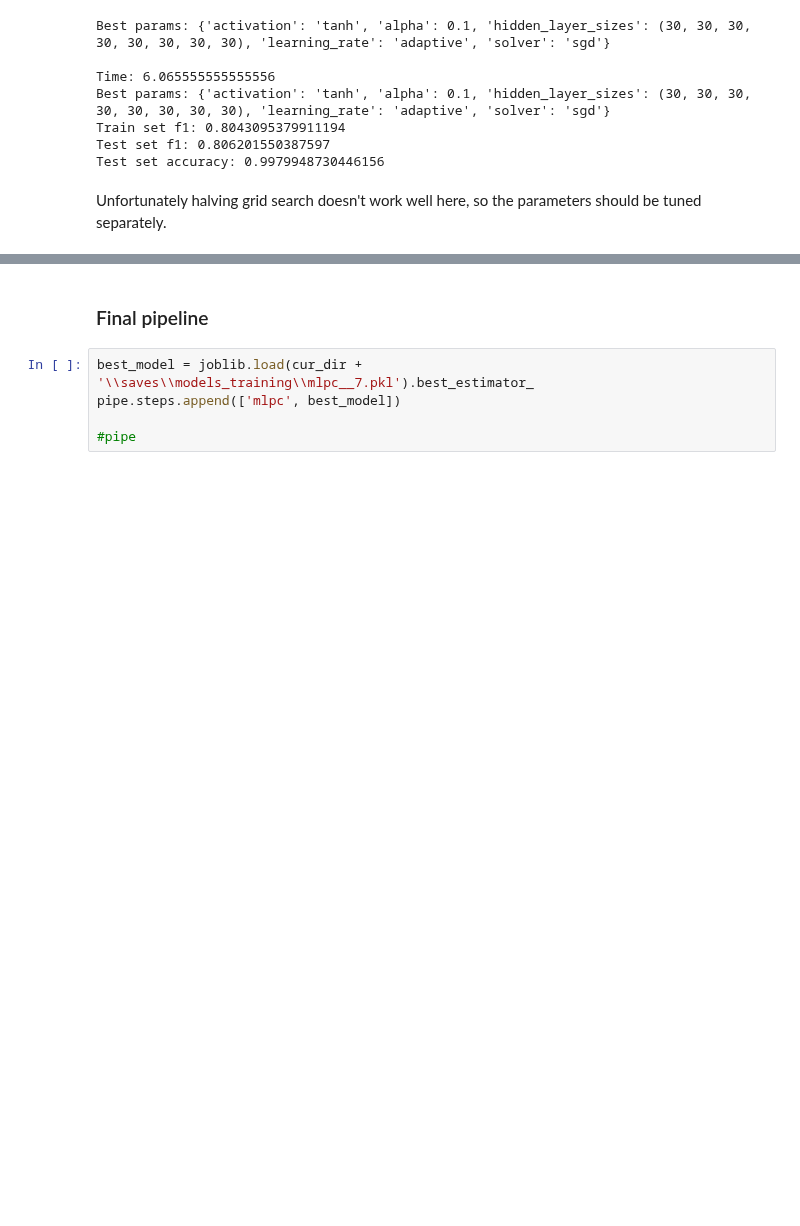
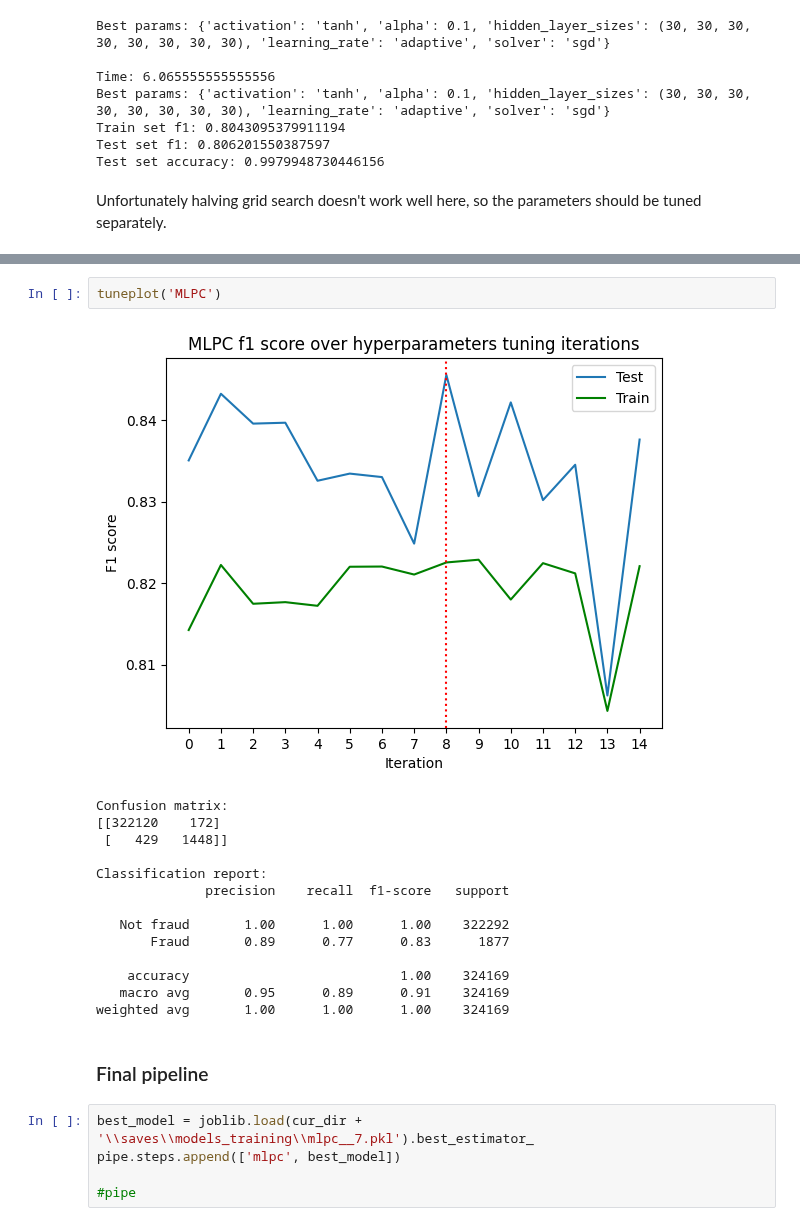
Before and after one commit to ArtemAntonov/Credit-Card-Transactions-Fraud-Detection, a Jupyter notebook: 3. Model training and testing.ipynb, the cells around one changed output, grey strips where cells are left out. Saved outputs shown, nothing was run; the diff lists cells and outputs as text; blank space fills up the shorter version.

```diff
--- a/3. Model training and testing.ipynb
+++ b/3. Model training and testing.ipynb
@@ -518,3 +568,20 @@ Fitting 50 folds for each of 2 candidates, totalling 100 fits
+# %%
+tuneplot('MLPC')
+# %% [output]
+[figure, added]
+Confusion matrix:
+[[322120    172]
+ [   429   1448]]
+
+Classification report:
+              precision    recall  f1-score   support
+
+   Not fraud       1.00      1.00      1.00    322292
+       Fraud       0.89      0.77      0.83      1877
+
+    accuracy                           1.00    324169
+   macro avg       0.95      0.89      0.91    324169
+weighted avg       1.00      1.00      1.00    324169
 # %% [markdown]
 ### Final pipeline
 # %%
```
Also changed, not shown: parts of 6 cells of this notebook, 5 other files.
